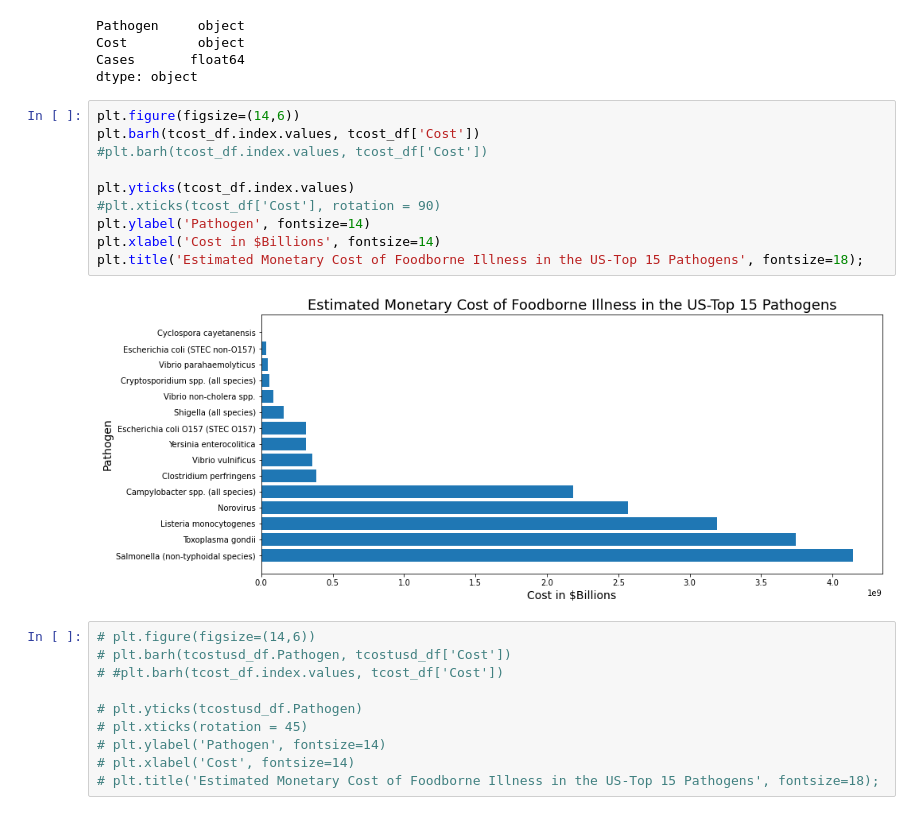
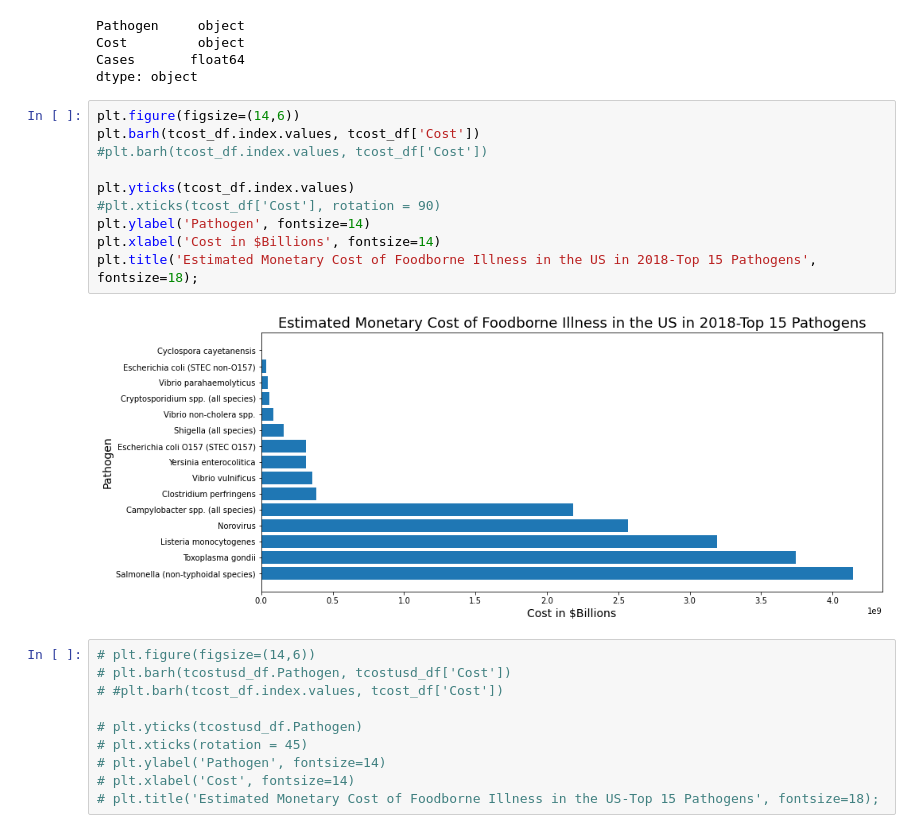
Before and after one commit to Aniastiti/Foodborne_Illness, a Jupyter notebook: notebooks/combined_coi.ipynb, the cells around one changed output. Cells and saved outputs as stored; diff of their text form.

```diff
--- a/notebooks/combined_coi.ipynb
+++ b/notebooks/combined_coi.ipynb
@@ -707,15 +707,15 @@ dtype: object
 # %%
 plt.figure(figsize=(14,6))
 plt.barh(tcost_df.index.values, tcost_df['Cost'])
 #plt.barh(tcost_df.index.values, tcost_df['Cost'])
 
 plt.yticks(tcost_df.index.values)
 #plt.xticks(tcost_df['Cost'], rotation = 90)
 plt.ylabel('Pathogen', fontsize=14)
 plt.xlabel('Cost in $Billions', fontsize=14)
-plt.title('Estimated Monetary Cost of Foodborne Illness in the US-Top 15 Pathogens', fontsize=18);
+plt.title('Estimated Monetary Cost of Foodborne Illness in the US in 2018-Top 15 Pathogens', fontsize=18);
 # %% [output]
-[figure, old version]
+[figure, new version]
 # %%
 # plt.figure(figsize=(14,6))
 # plt.barh(tcostusd_df.Pathogen, tcostusd_df['Cost'])
```
Also changed, not shown: 5 other files.
